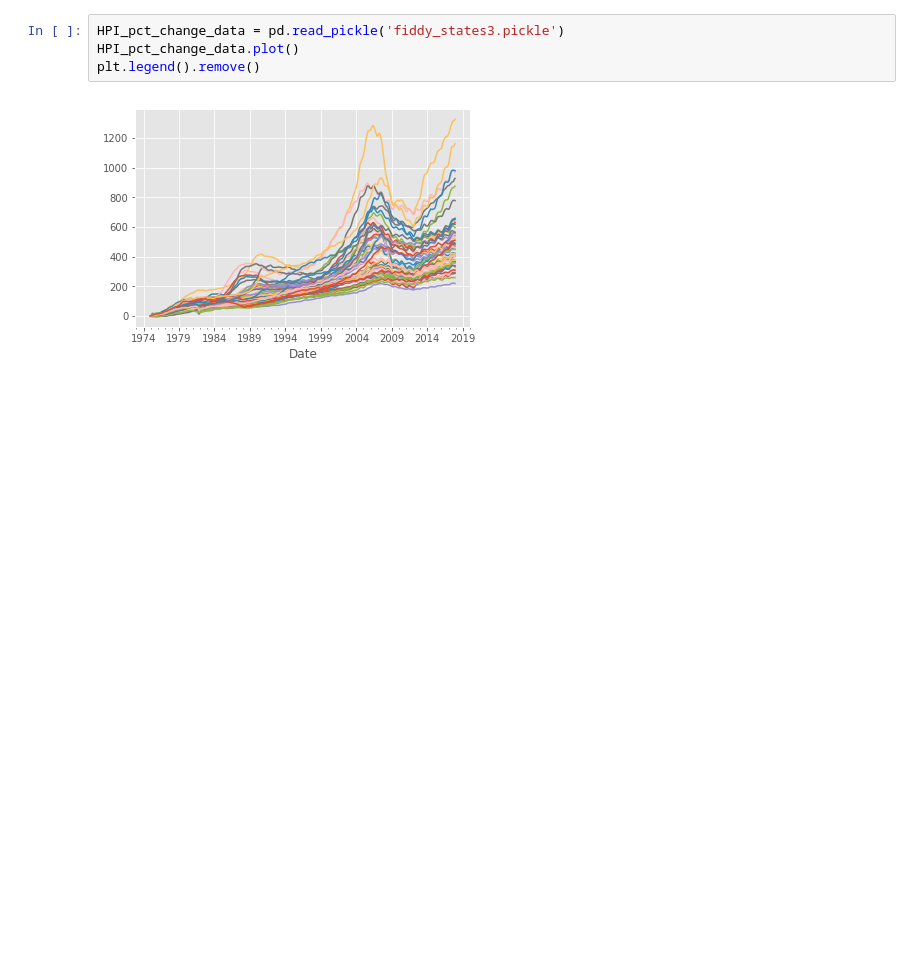
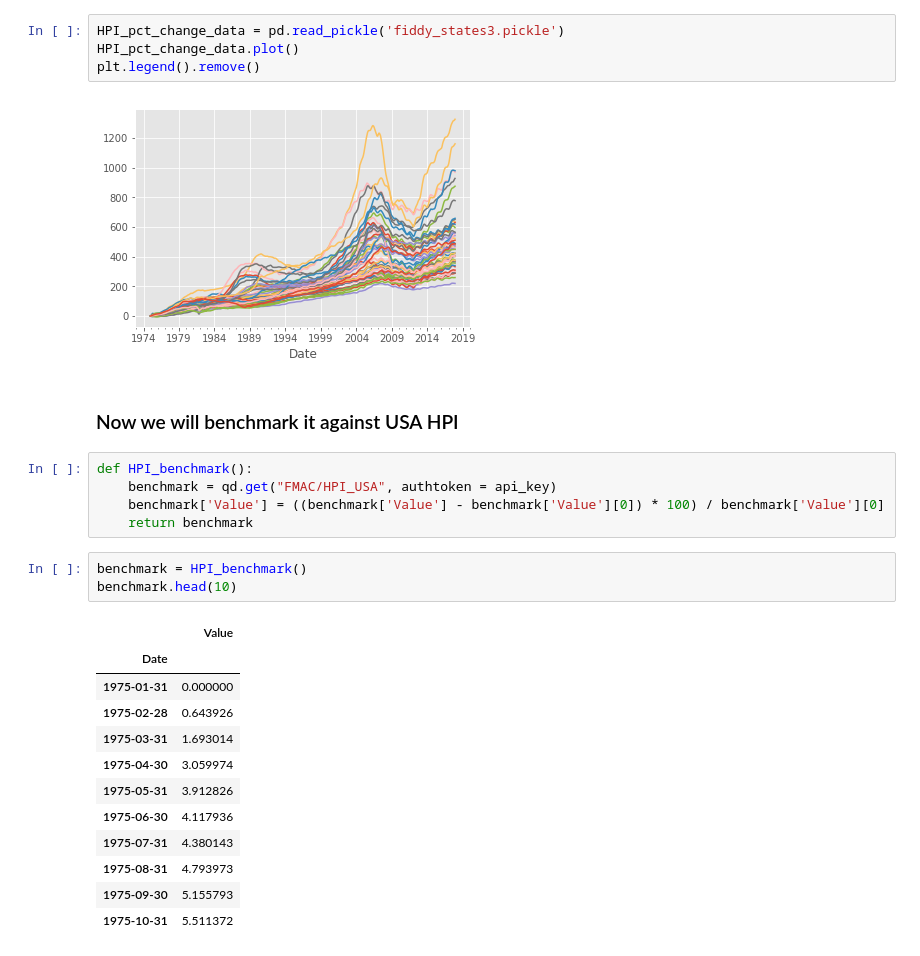
Before and after one commit to anurag19997/Sentdex-Practice, a Jupyter notebook: Building dataset.ipynb, the cells around one changed output. Cells and saved outputs as stored; diff of their text form; blank space fills up the shorter version.

```diff
--- a/Building dataset.ipynb
+++ b/Building dataset.ipynb
@@ -60,3 +60,26 @@ HPI_pct_change_data.plot()
 plt.legend().remove()
 # %% [output]
 [figure]
+# %% [markdown]
+### Now we will benchmark it against USA HPI
+# %%
+def HPI_benchmark():
+    benchmark = qd.get("FMAC/HPI_USA", authtoken = api_key)
+    benchmark['Value'] = ((benchmark['Value'] - benchmark['Value'][0]) * 100) / benchmark['Value'][0]
+    return benchmark
+# %%
+benchmark = HPI_benchmark()
+benchmark.head(10)
+# %% [output]
+|  | Value |
+| Date |  |
+| 1975-01-31 | 0.000000 |
+| 1975-02-28 | 0.643926 |
+| 1975-03-31 | 1.693014 |
+| 1975-04-30 | 3.059974 |
+| 1975-05-31 | 3.912826 |
+| 1975-06-30 | 4.117936 |
+| 1975-07-31 | 4.380143 |
+| 1975-08-31 | 4.793973 |
+| 1975-09-30 | 5.155793 |
+| 1975-10-31 | 5.511372 |
```
Also changed, not shown: parts of 1 cell of this notebook.
